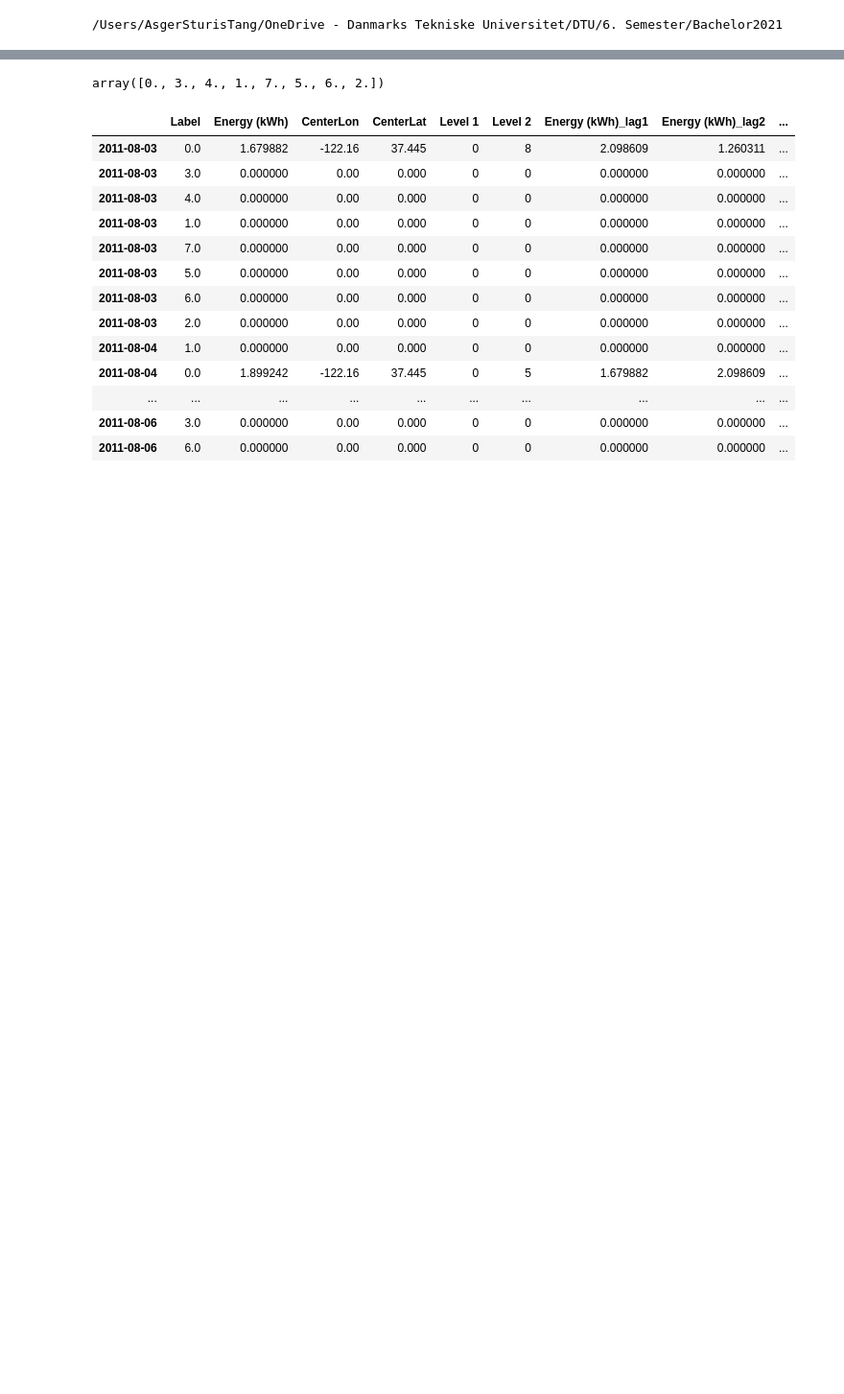
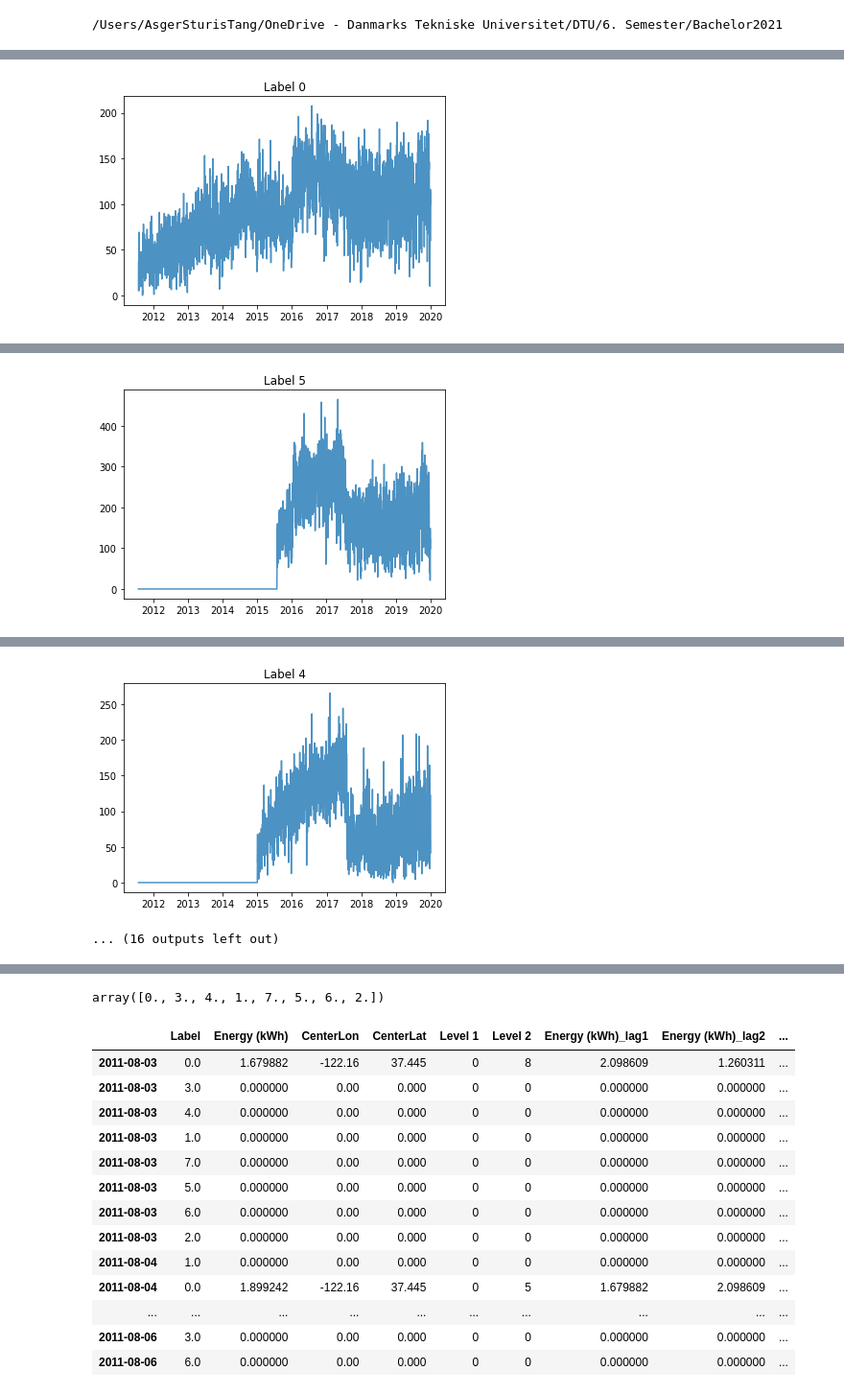
Before and after one commit to Jungar111/Bachelor2021, a Jupyter notebook: Modelling/LSTM.ipynb, the cells around one changed output, grey strips where cells are left out. Shown: that part at 96% size. Saved outputs shown, nothing was run; the diff lists cells and outputs as text; code cells hidden in the pictures; blank space fills up the shorter version.

```diff
--- a/Modelling/LSTM.ipynb
+++ b/Modelling/LSTM.ipynb
@@ -20,0 +54,7 @@ df = m.df.drop(columns=["Charging Time (mins)", "Total Duration (mins)", "Port N
+# %%
+for l in df.Label.unique():
+
+    plt.plot(df.index[df.Label == l],df["Energy (kWh)"][df.Label == l], alpha = 0.8)
+    plt.title(f"Label {l}")
+    plt.show()
+# %% [output]
@@ -20,0 +64 @@ df = m.df.drop(columns=["Charging Time (mins)", "Total Duration (mins)", "Port N
+[figure, added]
@@ -20,0 +68 @@ df = m.df.drop(columns=["Charging Time (mins)", "Total Duration (mins)", "Port N
+[figure, added]
@@ -21,3 +72,5 @@ df = m.df.drop(columns=["Charging Time (mins)", "Total Duration (mins)", "Port N
+[figure, added]
+... (16 outputs left out)
 # %%
 cols_to_standardize = ['# Professional & Other Places', '# Food', '# Shop & Service',
        '# Travel & Transport', '# Outdoors & Recreation',
```
Also changed, not shown: parts of 11 cells of this notebook, 21 other files.
